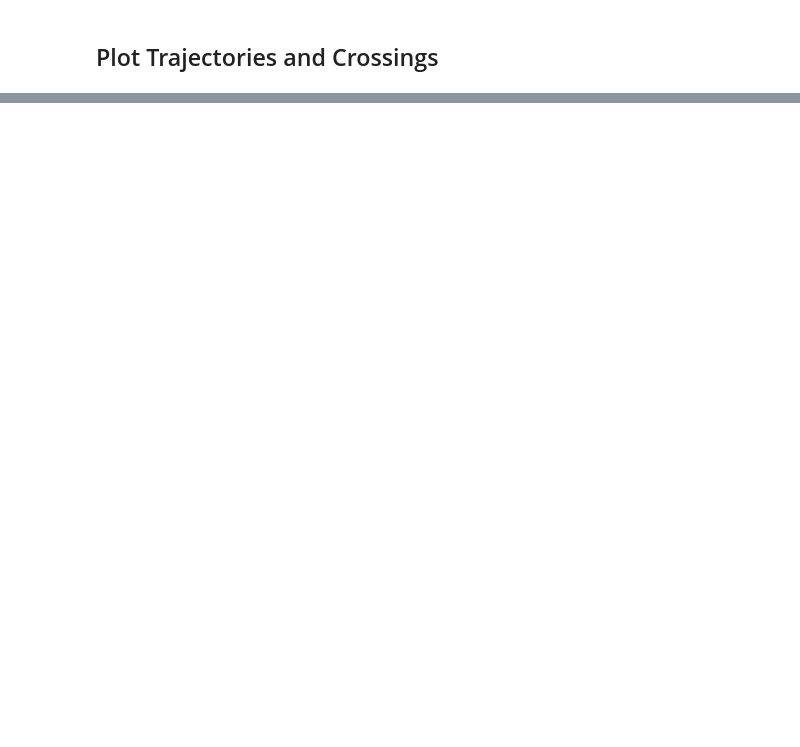
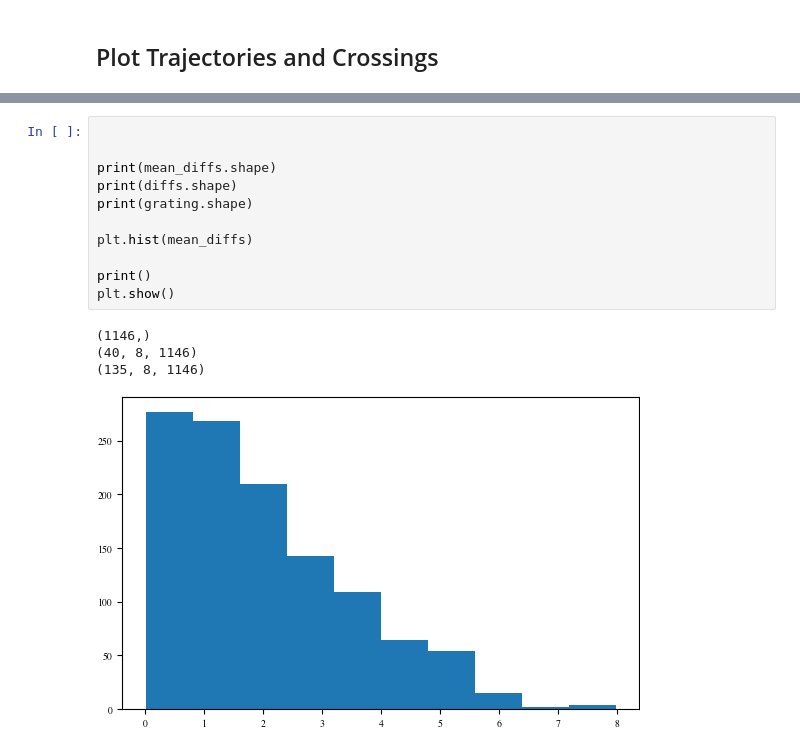
Before and after one commit to JohannesBertram/FNN_Manifolds, a Jupyter notebook: plotting/decoding_analysis.ipynb, the cells around one changed output, grey strips where cells are left out. Saved outputs shown, nothing was run; the diff lists cells and outputs as text; blank space fills up the shorter version.

```diff
--- a/plotting/decoding_analysis.ipynb
+++ b/plotting/decoding_analysis.ipynb
@@ -237,0 +259,16 @@ Saved to ../fig/decoding_trajectories/crossings_V1.pdf
+# %%
+
+
+print(mean_diffs.shape)
+print(diffs.shape)
+print(grating.shape)
+
+plt.hist(mean_diffs)
+
+print()
+plt.show()
+# %% [output]
+(1146,)
+(40, 8, 1146)
+(135, 8, 1146)
+[figure, added]
```
Also changed, not shown: parts of 6 cells of this notebook, 4 other files.
